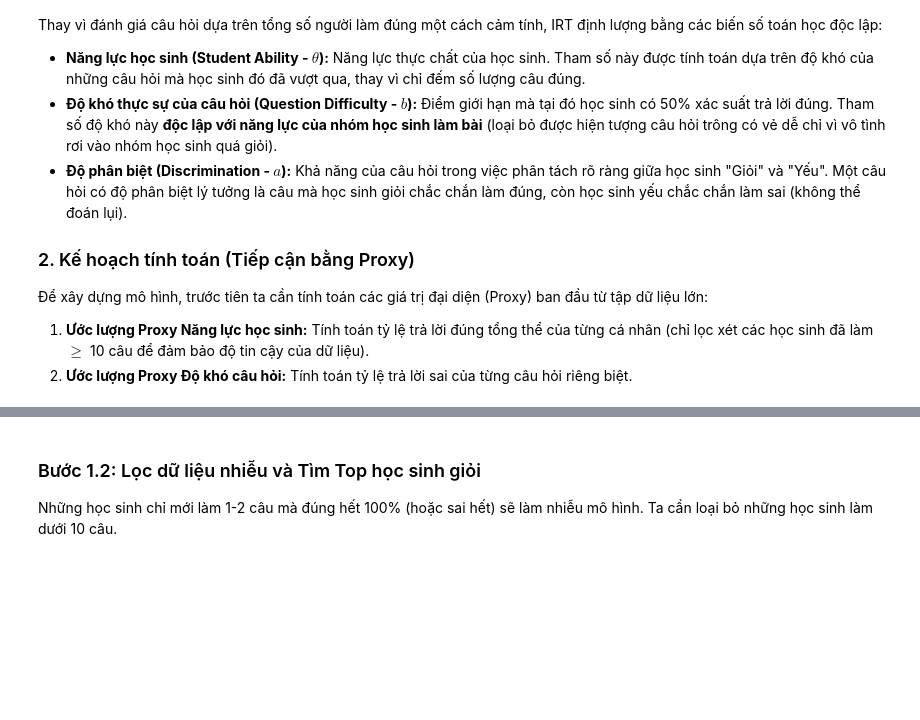
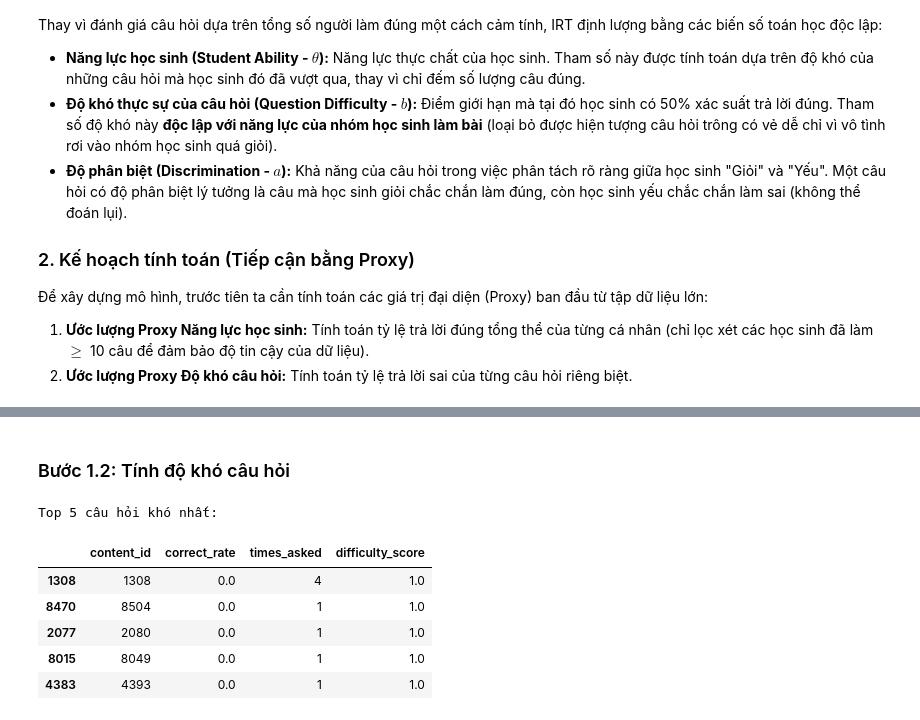
Before and after one commit to HoangThiThi199/Question_Difficulty_and_Student_Ability_Discrimination, a Jupyter notebook: IRT_Modeling.ipynb, the cells around one changed output, grey strips where cells are left out. Cells and saved outputs as stored; diff of their text form; code cells hidden in the pictures; blank space fills up the shorter version.

```diff
--- a/IRT_Modeling.ipynb
+++ b/IRT_Modeling.ipynb
@@ -81,3 +52,21 @@ Nếu lọc >= 30 câu, giữ lại: 0.0%
 # %% [markdown]
-### Bước 1.2: Lọc dữ liệu nhiễu và Tìm Top học sinh giỏi
-Những học sinh chỉ mới làm 1-2 câu mà đúng hết 100% (hoặc sai hết) sẽ làm nhiễu mô hình. Ta cần loại bỏ những học sinh làm dưới 10 câu.
+### Bước 1.2: Tính độ khó câu hỏi
+# %%
+# Gom nhóm toàn bộ dữ liệu theo từng id câu hỏi (content_id) để tính tỉ lệ trả lời đúng cho mỗi câu hỏi
+
+question_diff = df_train.groupby('content_id')['answered_correctly'].agg(['mean', 'count']).reset_index()
+question_diff.rename(columns={'mean': 'correct_rate', 'count': 'times_asked'}, inplace=True)
+
+# Tham số IRT: Độ khó = 1 - Tỷ lệ đúng
+question_diff['difficulty_score'] = 1 - question_diff['correct_rate']
+
+print("Top 5 câu hỏi khó nhất:")
+question_diff.sort_values(by='difficulty_score', ascending=False).head()
+# %% [output]
+Top 5 câu hỏi khó nhất:
+|  | content_id | correct_rate | times_asked | difficulty_score |
+| 1308 | 1308 | 0.0 | 4 | 1.0 |
+| 8470 | 8504 | 0.0 | 1 | 1.0 |
+| 2077 | 2080 | 0.0 | 1 | 1.0 |
+| 8015 | 8049 | 0.0 | 1 | 1.0 |
+| 4383 | 4393 | 0.0 | 1 | 1.0 |
```
Also changed, not shown: parts of 7 cells of this notebook, 1 other file.
